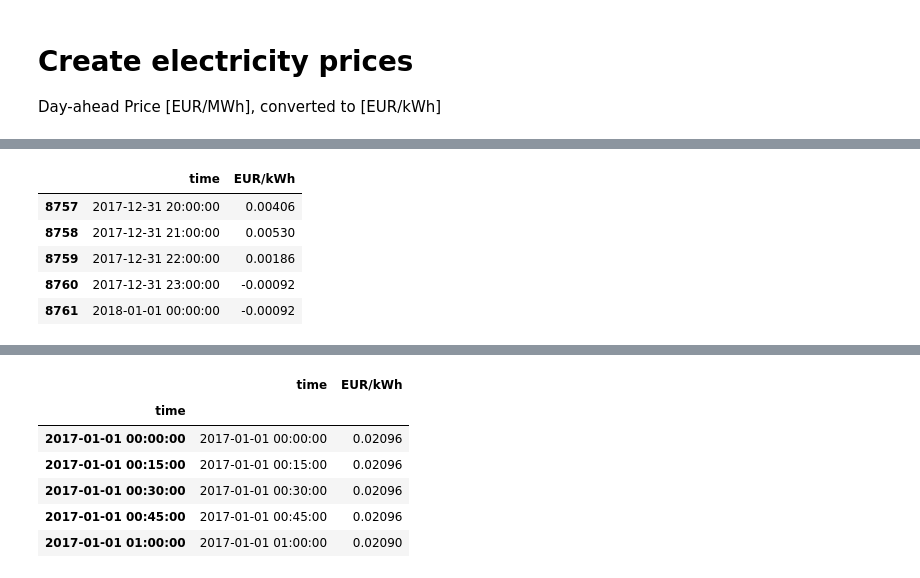
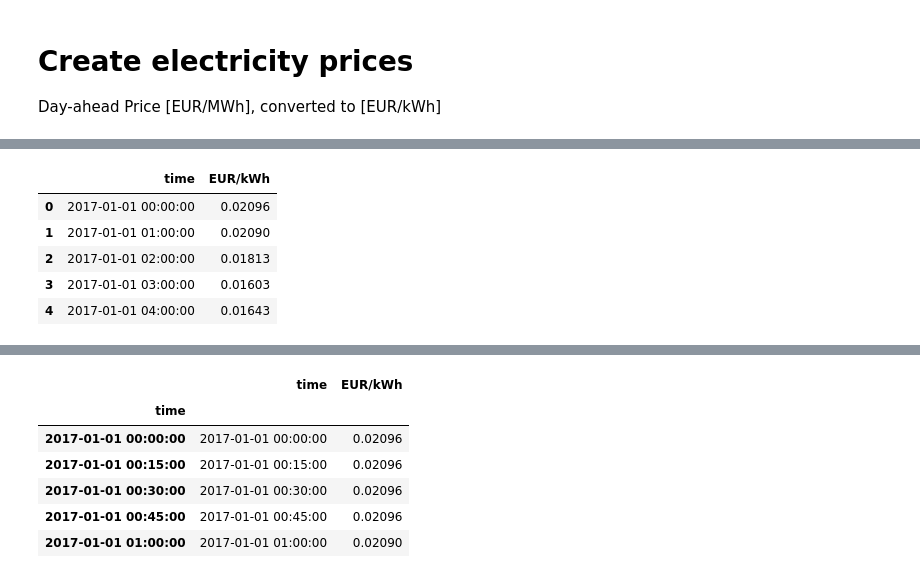
Before and after one commit to francescomaldonato/RL_VPP_Thesis, a Jupyter notebook: data/create_eletricity_prices.ipynb, the cells around one changed output, grey strips where cells are left out. Cells and saved outputs as stored; diff of their text form; code cells hidden in the pictures.

```diff
--- a/data/create_eletricity_prices.ipynb
+++ b/data/create_eletricity_prices.ipynb
@@ -44,26 +54,30 @@ memory usage: 273.9+ KB
 # %%
-prices_data['MTU (CET/CEST)'] = prices_data['MTU (CET/CEST)'].str.slice(start=0, stop=16)
+prices_data["MTU (CET/CEST)"] = prices_data["MTU (CET/CEST)"].str.slice(start=0, stop=16)
 prices_data.rename(columns = {'MTU (CET/CEST)':'time'}, inplace = True)
 prices_data['time'] = pd.to_datetime(prices_data['time'])
 #prices_data['time'] = pd.to_datetime(prices_data['time'], unit='ms')
 #COnversion from EUR/MWh to EUR/kWh
 prices_data.rename(columns = {'Day-ahead Price [EUR/MWh]':'EUR/kWh'}, inplace = True)
-prices_data['EUR/kWh'] = prices_data['EUR/kWh'] / 1000
+# prices_data['EUR/kWh'] = prices_data['EUR/kWh'].astype(float) / 1000
+prices_data['EUR/kWh'] = pd.to_numeric(prices_data['EUR/kWh'],errors='coerce') / 1000
+#pd.to_numeric(df['DataFrame Column'],errors='coerce')
 
+#prices_data = prices_data.drop(['BZN|DE-LU'], axis=1)
 prices_data = prices_data.drop(['BZN|DE-AT-LU'], axis=1)
 prices_data = prices_data.drop(['Currency'], axis=1)
 
 index = len(prices_data['time'])
+#timestamp = pd.to_datetime("2023-01-01 00:00:00", format="%Y-%m-%d %H:%M:%S")
 timestamp = pd.to_datetime("2018-01-01 00:00:00", format="%Y-%m-%d %H:%M:%S")
 last_value = prices_data['EUR/kWh'][index-1]
 new_row = pd.DataFrame([[timestamp, last_value]], columns=["time",'EUR/kWh'], index=[index])
 prices_data = pd.concat([prices_data, pd.DataFrame(new_row)], ignore_index=False)
 
-prices_data.tail()
+prices_data.head()
 # %% [output]
 |  | time | EUR/kWh |
-| 8757 | 2017-12-31 20:00:00 | 0.00406 |
-| 8758 | 2017-12-31 21:00:00 | 0.00530 |
-| 8759 | 2017-12-31 22:00:00 | 0.00186 |
-| 8760 | 2017-12-31 23:00:00 | -0.00092 |
-| 8761 | 2018-01-01 00:00:00 | -0.00092 |
+| 0 | 2017-01-01 00:00:00 | 0.02096 |
+| 1 | 2017-01-01 01:00:00 | 0.02090 |
+| 2 | 2017-01-01 02:00:00 | 0.01813 |
+| 3 | 2017-01-01 03:00:00 | 0.01603 |
+| 4 | 2017-01-01 04:00:00 | 0.01643 |
```
Also changed, not shown: parts of 5 cells of this notebook, 12 other files.
